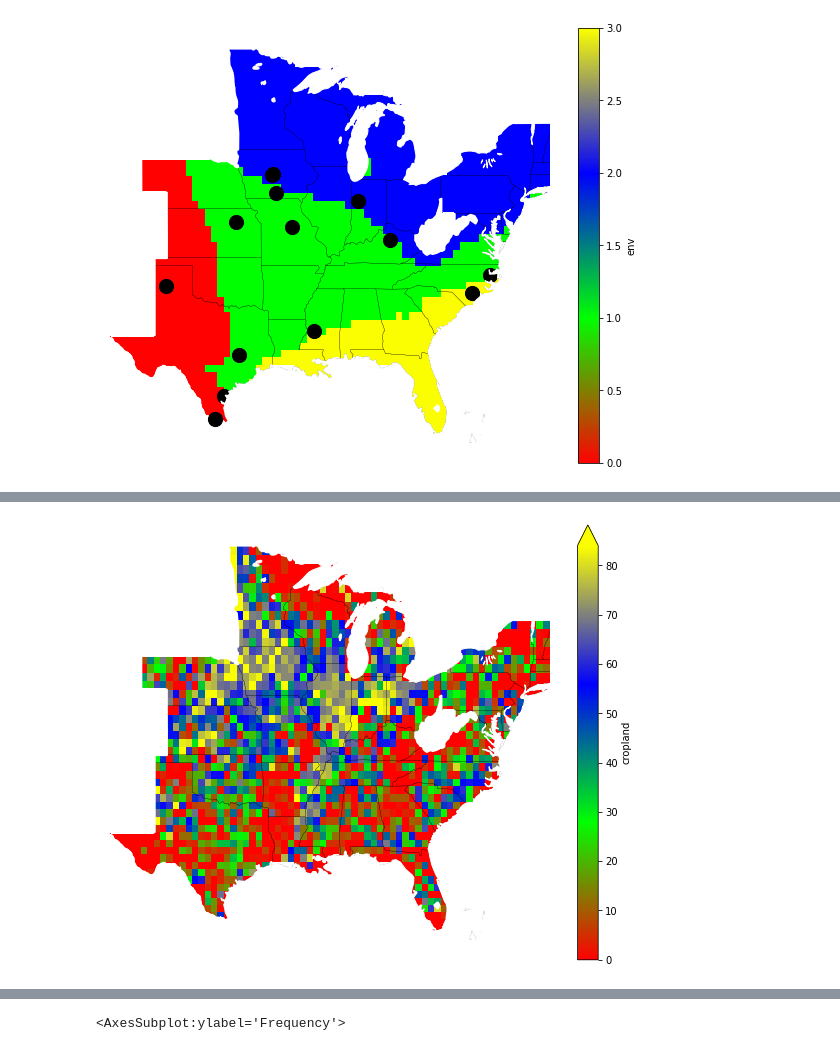
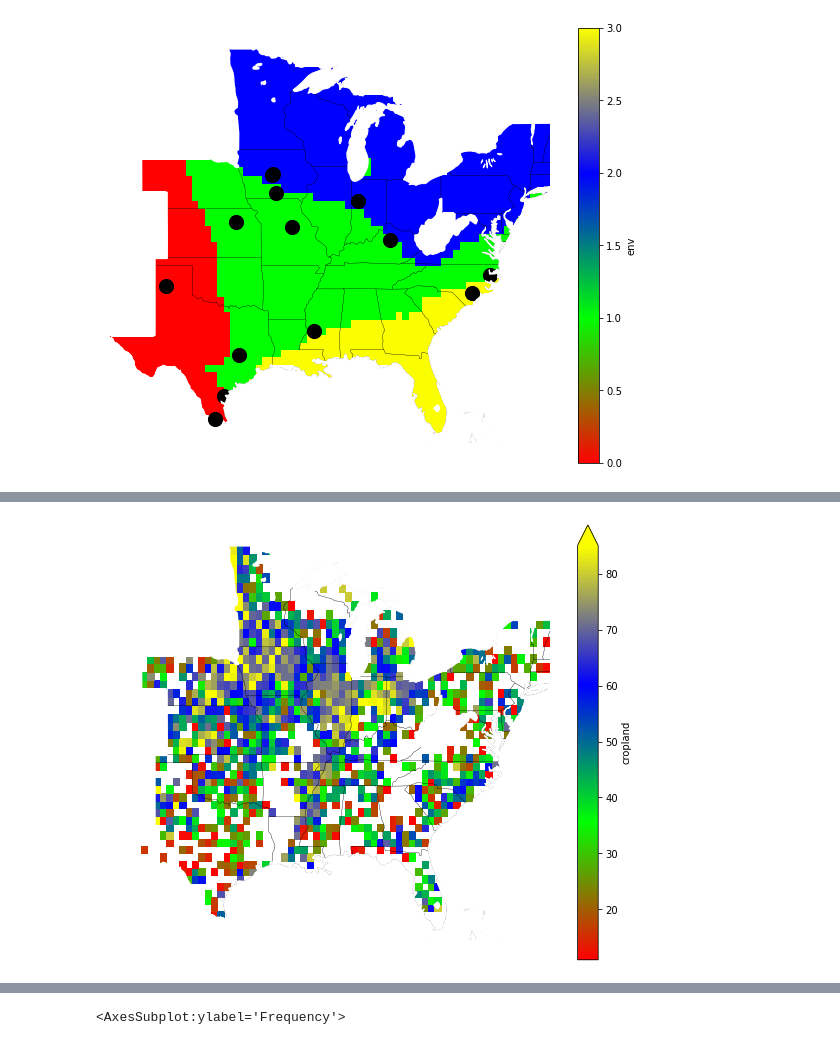
Before and after one commit to JJguri/Mapping-tools, a Jupyter notebook: k-clustering-env.ipynb, the cells around one changed output, grey strips where cells are left out. Drawn from its saved outputs; the diff is of its cells as text; code cells hidden in the pictures.

Commit message:
frost map, cropland map
frost map, cropland map

```diff
--- a/k-clustering-env.ipynb
+++ b/k-clustering-env.ipynb
@@ -514,11 +528,14 @@ hide_toggle()
 # %%
+#df_env2 = df_env.assign(useland=lambda x: df_env.cropland > a limit)
+df_env3 = df_env.where(df_env.cropland > 10)
+
 #Plotting map with environmental zones
 fig, ax = plt.subplots(1, 1, subplot_kw=dict(projection=ccrs.Mercator(central_longitude=-95)),figsize=(10,8))
 
 cmap_name = 'my_list'
 cm = LinearSegmentedColormap.from_list(cmap_name, colors)
 
-p=df_env.cropland.plot(x='lon', y='lat', transform=ccrs.PlateCarree(central_longitude=0),
+p=df_env3.cropland.plot(x='lon', y='lat', transform=ccrs.PlateCarree(central_longitude=0),
 robust=True, cmap=cm, add_colorbar=True, zorder=1)
 
 def area(ax, iso, clr) :
@@ -563,32 +580,32 @@ ax.add_feature(cfeature.COASTLINE, edgecolor = "grey", linewidth=1)
 ax.add_feature(cfeature.STATES, edgecolor = "k", linewidth=0.2, zorder=1)
 ax.add_feature(cfeature.OCEAN, color='white', zorder=2)
 ax.add_feature(cfeature.LAKES, color='white', zorder=1.5)
 ax.add_feature(cfeature.BORDERS, edgecolor = "grey", color='grey', linewidth=1)
 ax.set_extent([-107, -72, 24.5, 49], crs=ccrs.PlateCarree())
 gl.xlabels_top = False
 gl.ylabels_right = False
 
 gl.xlocator = mticker.FixedLocator([-100, -90, -80])
 gl.ylocator = mticker.FixedLocator([30, 35,40, 45])
 gl.xformatter = LONGITUDE_FORMATTER
 gl.yformatter = LATITUDE_FORMATTER
 gl.xlabel_style = {'size': 10, 'color': 'k'}
 gl.ylabel_style = {'size': 10, 'color': 'k'}
 
 for value in iso4 :
     area2(ax, value, "white", 4)
 
 area2(ax, value, "white", 4)
 
 for value in iso3 :
     area(ax, value, "white")
 
 area(ax, value, "white")
 
 ax.outline_patch.set_visible(False)
 
-#plt.savefig(r'C:\Users\uqjojeda\Nextcloud\PURTERRA-A0131\2020\paper\figs\cropland.png', dpi=600, bbox_inches='tight', pad_inches=0)
+#plt.savefig(r'C:\Users\uqjojeda\Nextcloud\PURTERRA-A0131\2020\paper\figs\MAP.png', dpi=600, bbox_inches='tight', pad_inches=0)
 hide_toggle()
 # %% [output]
 [interactive output not drawn]
-[figure, old version]
+[figure, new version]
```
Also changed, not shown: parts of 2 cells of this notebook, 2 other files.
